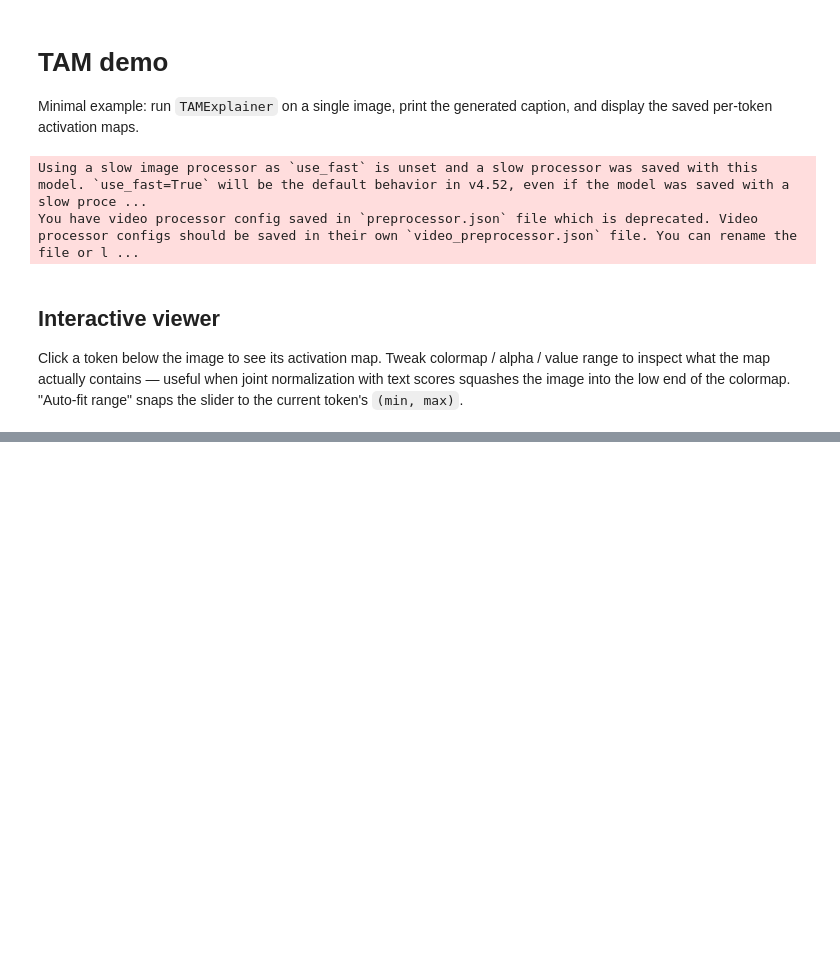
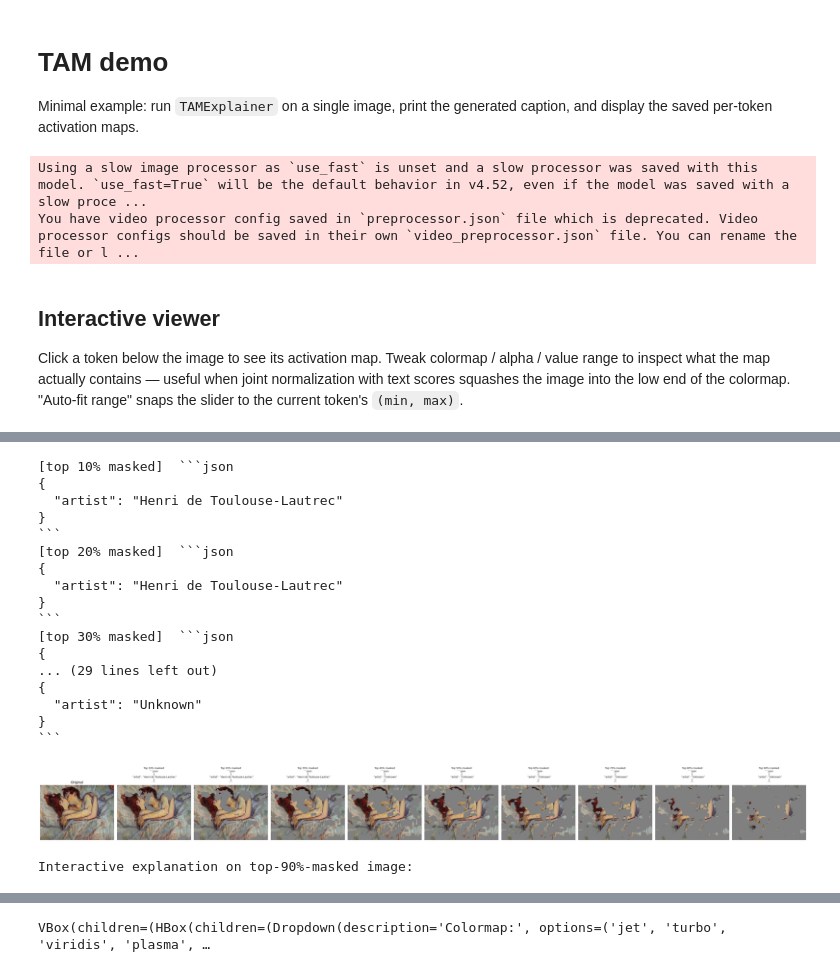
Before and after one commit to nicolafan/tamart, a Jupyter notebook: notebooks/demo.ipynb, the cells around one changed output, grey strips where cells are left out. Drawn from its saved outputs; the diff is of its cells as text; code cells hidden in the pictures; blank space fills up the shorter version.

````diff
--- a/notebooks/demo.ipynb
+++ b/notebooks/demo.ipynb
@@ -58,0 +72,56 @@ VBox(children=(HBox(children=(Dropdown(description='Colormap:', options=('jet',
+# %%
+MASK_COLOR = 128  # mid-grey
+percentages = [10, 20, 30, 40, 50, 60, 70, 80, 90]
+
+masked_images = {}
+answers = {}
+flat = merged_full.ravel()
+
+for p in percentages:
+    # Top-p% pixels by activation -> grey mask
+    thresh = np.percentile(flat, 100 - p)
+    mask = merged_full >= thresh
+    masked = proc_img.copy()
+    masked[mask] = MASK_COLOR
+    masked_images[p] = masked
+
+    pil_img = Image.fromarray(masked)
+    out = explainer.explain(image=pil_img, prompt=artist_prompt)
+    answers[p] = out["text"]
+    print(f"[top {p:>2}% masked]  {out['text']}")
+
+fig, axes = plt.subplots(1, len(percentages) + 1, figsize=(4 * (len(percentages) + 1), 4))
+axes[0].imshow(proc_img); axes[0].set_title("Original"); axes[0].axis("off")
+for ax, p in zip(axes[1:], percentages):
+    ax.imshow(masked_images[p])
+    ax.set_title(f"Top {p}% masked\n{answers[p]}", fontsize=9)
+    ax.axis("off")
+plt.tight_layout(); plt.show()
+
+# Interactive viewer on the most-masked variant
+most_masked_p = percentages[-1]
+print(f"\nInteractive explanation on top-{most_masked_p}%-masked image:")
+result_masked = explainer.explain_interactive(
+    image=Image.fromarray(masked_images[most_masked_p]),
+    prompt=artist_prompt,
+)
+# %% [output]
+[top 10% masked]  ```json
+{
+  "artist": "Henri de Toulouse-Lautrec"
+}
+```
+[top 20% masked]  ```json
+{
+  "artist": "Henri de Toulouse-Lautrec"
+}
+```
+[top 30% masked]  ```json
+{
+... (29 lines left out)
+{
+  "artist": "Unknown"
+}
+```
+[figure, added]
+Interactive explanation on top-90%-masked image:
@@ -58,0 +129 @@ VBox(children=(HBox(children=(Dropdown(description='Colormap:', options=('jet',
+VBox(children=(HBox(children=(Dropdown(description='Colormap:', options=('jet', 'turbo', 'viridis', 'plasma', …
````
Also changed, not shown: parts of 10 cells of this notebook, 19 other files.
